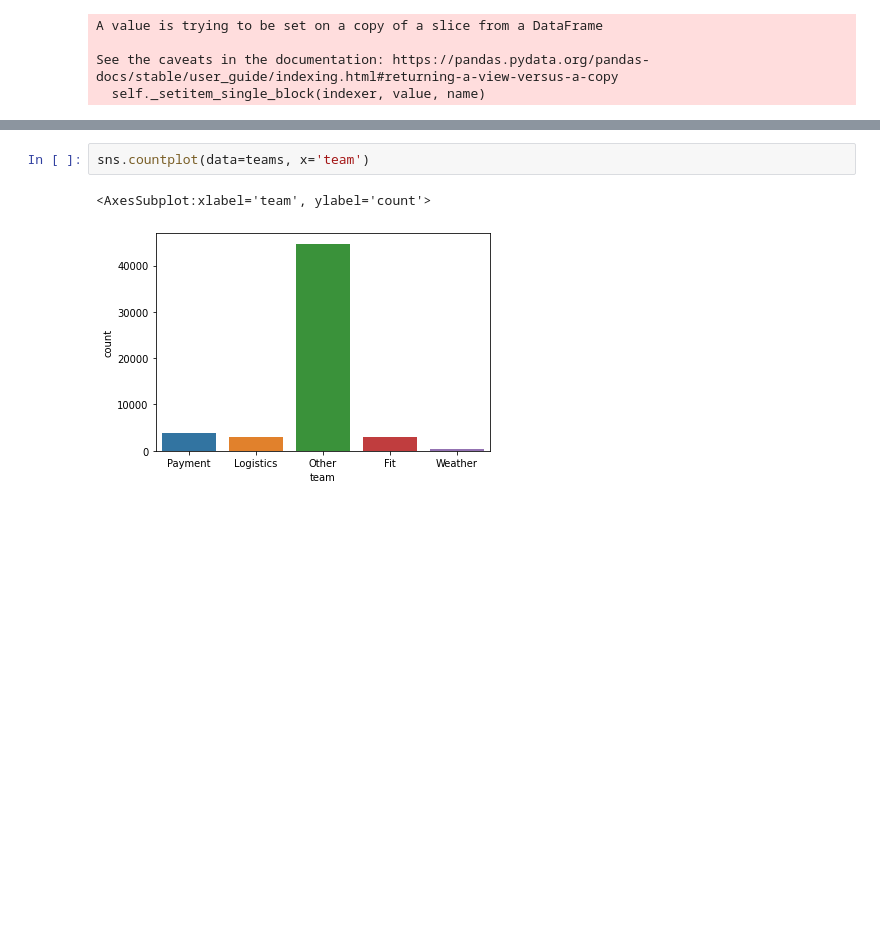
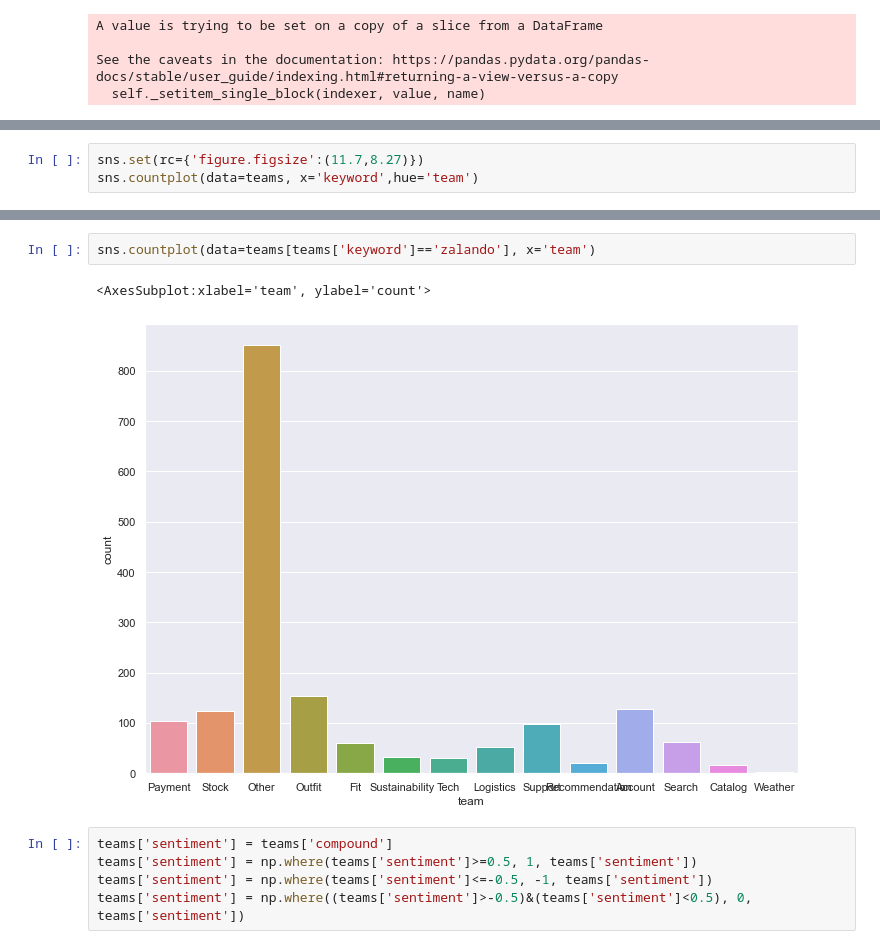
Before and after one commit to C-JoGit/Zalando_Analytics_HWR_BIPM, a Jupyter notebook: 5. topic definition.ipynb, the cells around one changed output, grey strips where cells are left out. Cells and saved outputs as stored; diff of their text form; blank space fills up the shorter version.

```diff
--- a/5. topic definition.ipynb
+++ b/5. topic definition.ipynb
@@ -254,0 +304,3 @@ https://t.co/Z9j769HL8L https://t.co/isvgJr5Mkc
+# %%
+sns.set(rc={'figure.figsize':(11.7,8.27)})
+sns.countplot(data=teams, x='keyword',hue='team')
@@ -255,5 +310,10 @@ https://t.co/Z9j769HL8L https://t.co/isvgJr5Mkc
 # %%
-sns.countplot(data=teams, x='team')
+sns.countplot(data=teams[teams['keyword']=='zalando'], x='team')
 # %% [output]
 <AxesSubplot:xlabel='team', ylabel='count'>
-[figure, old version]
+[figure, new version]
+# %%
+teams['sentiment'] = teams['compound']
+teams['sentiment'] = np.where(teams['sentiment']>=0.5, 1, teams['sentiment'])
+teams['sentiment'] = np.where(teams['sentiment']<=-0.5, -1, teams['sentiment'])
+teams['sentiment'] = np.where((teams['sentiment']>-0.5)&(teams['sentiment']<0.5), 0, teams['sentiment'])
```
Also changed, not shown: parts of 17 cells of this notebook, 5 other files.
